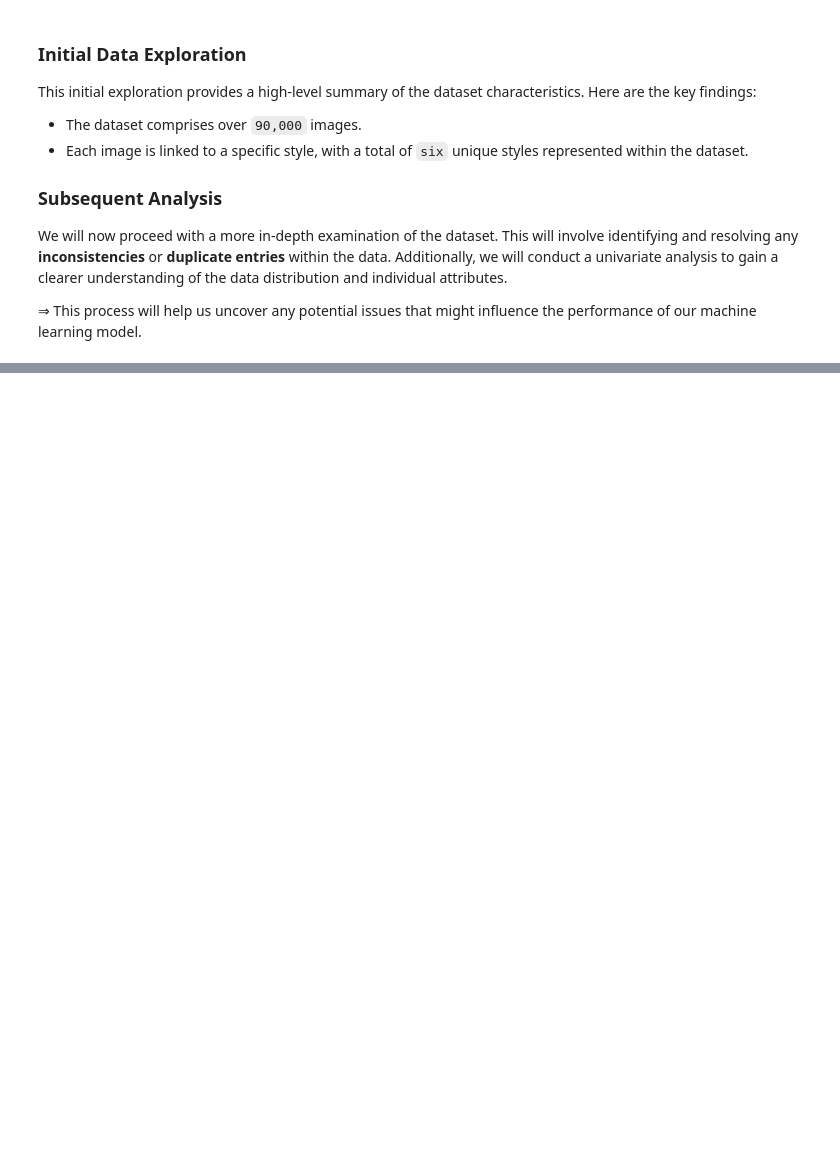
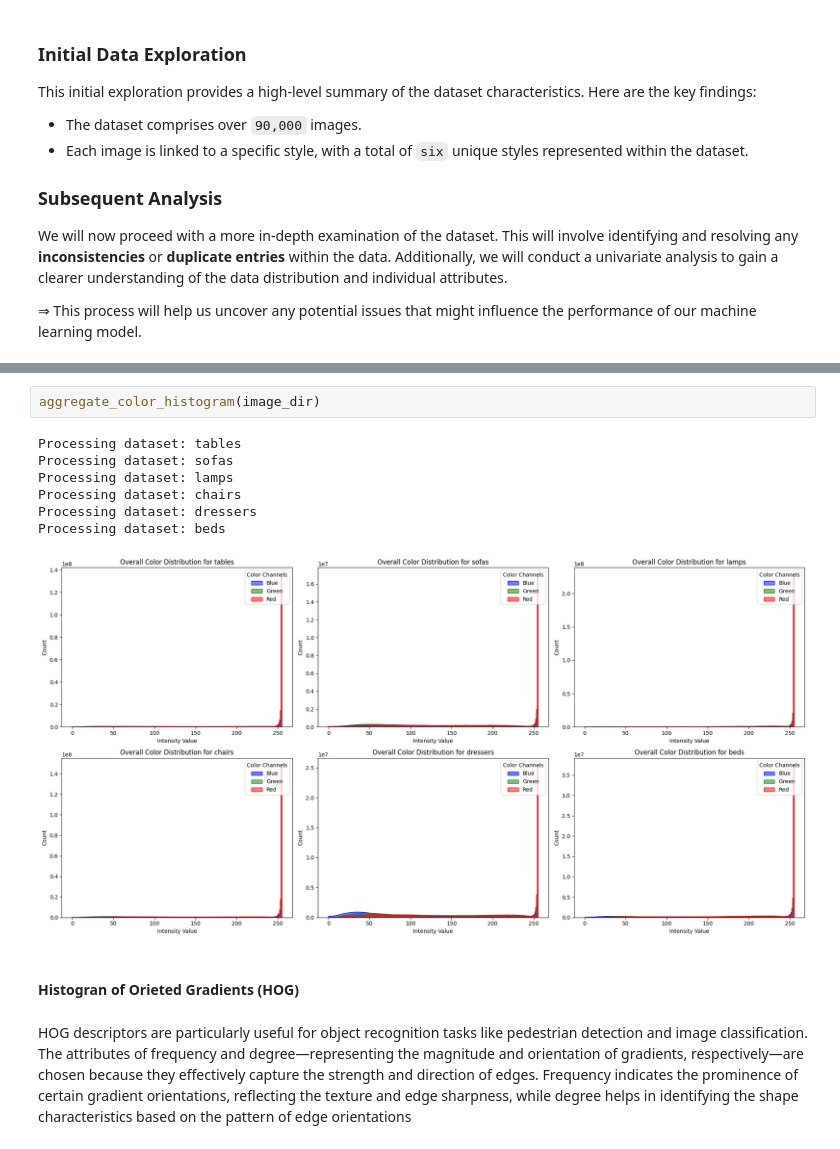
Before and after one commit to Mudoker/furniture-recognition-model, a Jupyter notebook: notebooks/data_analysis/exploratory_data_analysis.ipynb, the cells around one changed output, grey strips where cells are left out. Drawn from its saved outputs; the diff is of its cells as text; blank space fills up the shorter version.

Commit message:
feat: gradient + color + HOG

```diff
--- a/notebooks/data_analysis/exploratory_data_analysis.ipynb
+++ b/notebooks/data_analysis/exploratory_data_analysis.ipynb
@@ -351,0 +495,14 @@ for category, folder_path in image_dir.items():
+# %%
+aggregate_color_histogram(image_dir)
+# %% [output]
+Processing dataset: tables
+Processing dataset: sofas
+Processing dataset: lamps
+Processing dataset: chairs
+Processing dataset: dressers
+Processing dataset: beds
+[figure, added]
+# %% [markdown]
+#### Histogran of Orieted Gradients (HOG)
+# %% [markdown]
+HOG descriptors are particularly useful for object recognition tasks like pedestrian detection and image classification. The attributes of frequency and degree—representing the magnitude and orientation of gradients, respectively—are chosen because they effectively capture the strength and direction of edges. Frequency indicates the prominence of certain gradient orientations, reflecting the texture and edge sharpness, while degree helps in identifying the shape characteristics based on the pattern of edge orientations
```
Also changed, not shown: parts of 12 cells of this notebook, 12 other files.
